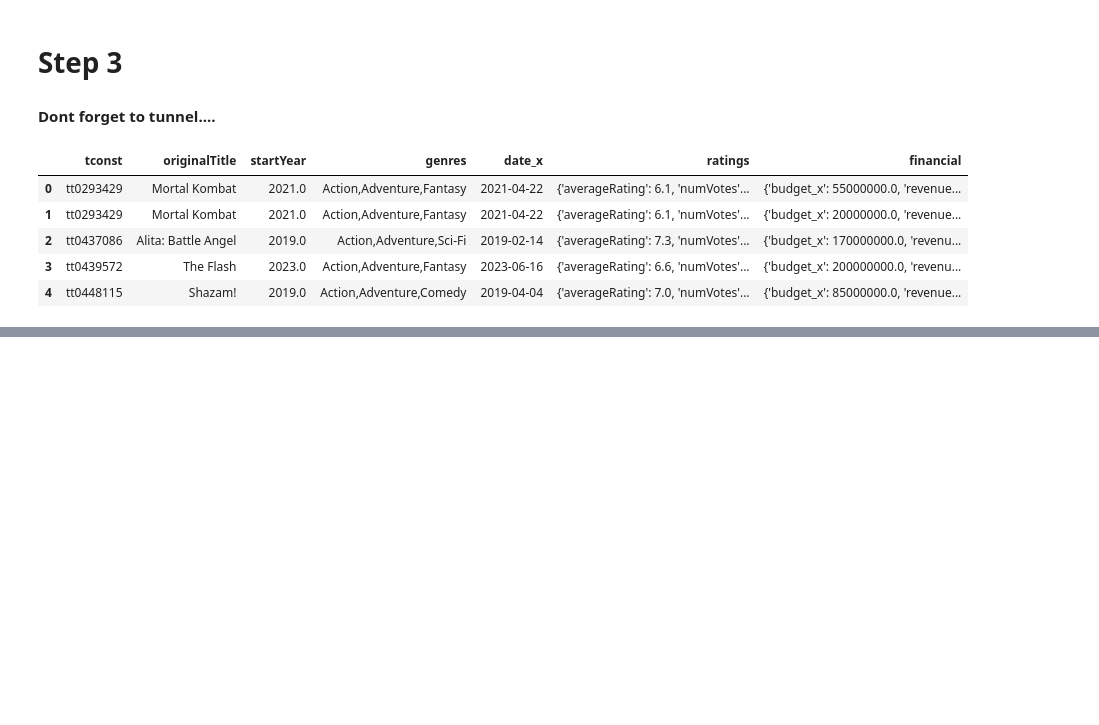
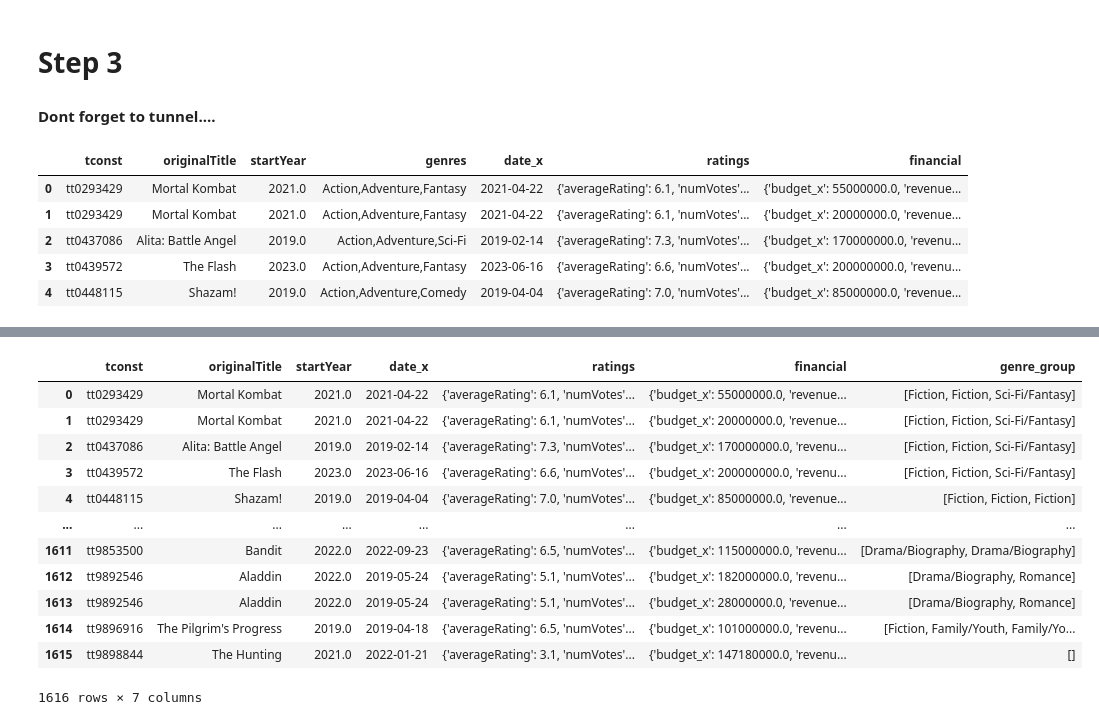
Before and after one commit to e-hdz130504/CPSC368-Phase-4, a Jupyter notebook: Step_3.ipynb, the cells around one changed output, grey strips where cells are left out. Saved outputs shown, nothing was run; the diff lists cells and outputs as text; code cells hidden in the pictures; blank space fills up the shorter version.

```diff
--- a/Step_3.ipynb
+++ b/Step_3.ipynb
@@ -59,3 +124,19 @@ Movies.head()
+# %%
+Movies
+# %% [output]
+|  | tconst | originalTitle | startYear | date_x | ratings | financial | genre_group |
+| 0 | tt0293429 | Mortal Kombat | 2021.0 | 2021-04-22 | {'averageRating': 6.1, 'numVotes'... | {'budget_x': 55000000.0, 'revenue... | [Fiction, Fiction, Sci-Fi/Fantasy] |
+| 1 | tt0293429 | Mortal Kombat | 2021.0 | 2021-04-22 | {'averageRating': 6.1, 'numVotes'... | {'budget_x': 20000000.0, 'revenue... | [Fiction, Fiction, Sci-Fi/Fantasy] |
+| 2 | tt0437086 | Alita: Battle Angel | 2019.0 | 2019-02-14 | {'averageRating': 7.3, 'numVotes'... | {'budget_x': 170000000.0, 'revenu... | [Fiction, Fiction, Sci-Fi/Fantasy] |
+| 3 | tt0439572 | The Flash | 2023.0 | 2023-06-16 | {'averageRating': 6.6, 'numVotes'... | {'budget_x': 200000000.0, 'revenu... | [Fiction, Fiction, Sci-Fi/Fantasy] |
+| 4 | tt0448115 | Shazam! | 2019.0 | 2019-04-04 | {'averageRating': 7.0, 'numVotes'... | {'budget_x': 85000000.0, 'revenue... | [Fiction, Fiction, Fiction] |
+| ... | ... | ... | ... | ... | ... | ... | ... |
+| 1611 | tt9853500 | Bandit | 2022.0 | 2022-09-23 | {'averageRating': 6.5, 'numVotes'... | {'budget_x': 115000000.0, 'revenu... | [Drama/Biography, Drama/Biography] |
+| 1612 | tt9892546 | Aladdin | 2022.0 | 2019-05-24 | {'averageRating': 5.1, 'numVotes'... | {'budget_x': 182000000.0, 'revenu... | [Drama/Biography, Romance] |
+| 1613 | tt9892546 | Aladdin | 2022.0 | 2019-05-24 | {'averageRating': 5.1, 'numVotes'... | {'budget_x': 28000000.0, 'revenue... | [Drama/Biography, Romance] |
+| 1614 | tt9896916 | The Pilgrim's Progress | 2019.0 | 2019-04-18 | {'averageRating': 6.5, 'numVotes'... | {'budget_x': 101000000.0, 'revenu... | [Fiction, Family/Youth, Family/Yo... |
+| 1615 | tt9898844 | The Hunting | 2021.0 | 2022-01-21 | {'averageRating': 3.1, 'numVotes'... | {'budget_x': 147180000.0, 'revenu... | [] |
+1616 rows × 7 columns
 # %%
 #Inserting data into UBC MongoDB server
 
```
Also changed, not shown: parts of 3 cells of this notebook.
